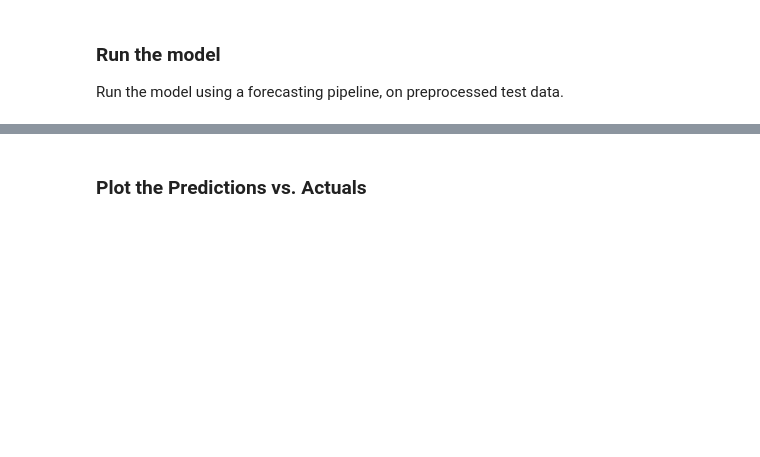
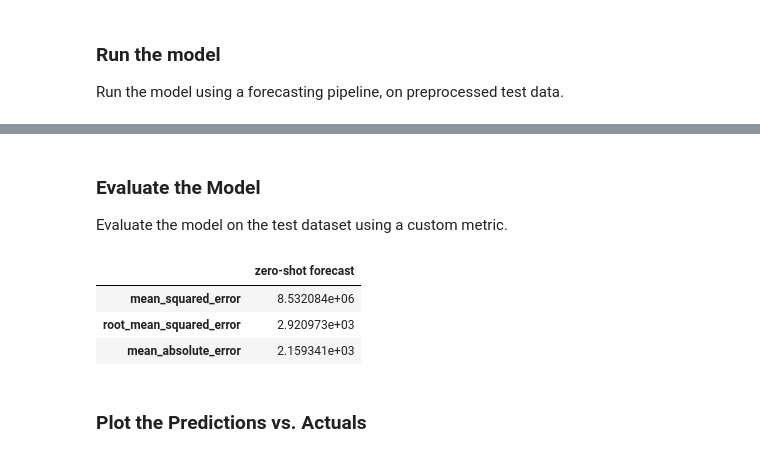
Before and after one commit to ibm-granite-community/granite-timeseries-cookbook, a Jupyter notebook: recipes/Time_Series/Preprocessor_Use_and_Performance_Evaluation.ipynb, the cells around one changed output, grey strips where cells are left out. Cells and saved outputs as stored; diff of their text form; code cells hidden in the pictures; blank space fills up the shorter version.

```diff
--- a/recipes/Time_Series/Preprocessor_Use_and_Performance_Evaluation.ipynb
+++ b/recipes/Time_Series/Preprocessor_Use_and_Performance_Evaluation.ipynb
@@ -196,3 +183,27 @@ zeroshot_forecast.tail()
+# %% [markdown]
+### Evaluate the Model
+
+Evaluate the model on the test dataset using a custom metric.
+# %%
+def custom_metric(actual, prediction, column_header="results"):
+    """Simple function to compute MSE"""
+    a = np.asarray(actual.tolist())
+    p = np.asarray(prediction.tolist())
+
+    mask = ~np.any(np.isnan(a), axis=1)  # ~np.isnan(a)
+
+    mse = np.mean(np.square(a[mask, :] - p[mask, :]))
+    mae = np.mean(np.abs(a[mask, :] - p[mask, :]))
+    return pd.DataFrame({column_header: {"mean_squared_error": mse, "root_mean_squared_error": np.sqrt(mse), "mean_absolute_error": mae}})
+
+custom_metric(
+        zeroshot_forecast["total load actual"], zeroshot_forecast["total load actual_prediction"], "zero-shot forecast"
+    )
+# %% [output]
+|  | zero-shot forecast |
+| mean_squared_error | 8.532084e+06 |
+| root_mean_squared_error | 2.920973e+03 |
+| mean_absolute_error | 2.159341e+03 |
 # %% [markdown]
 ### Plot the Predictions vs. Actuals
 # %%
```
Also changed, not shown: parts of 12 cells of this notebook.
